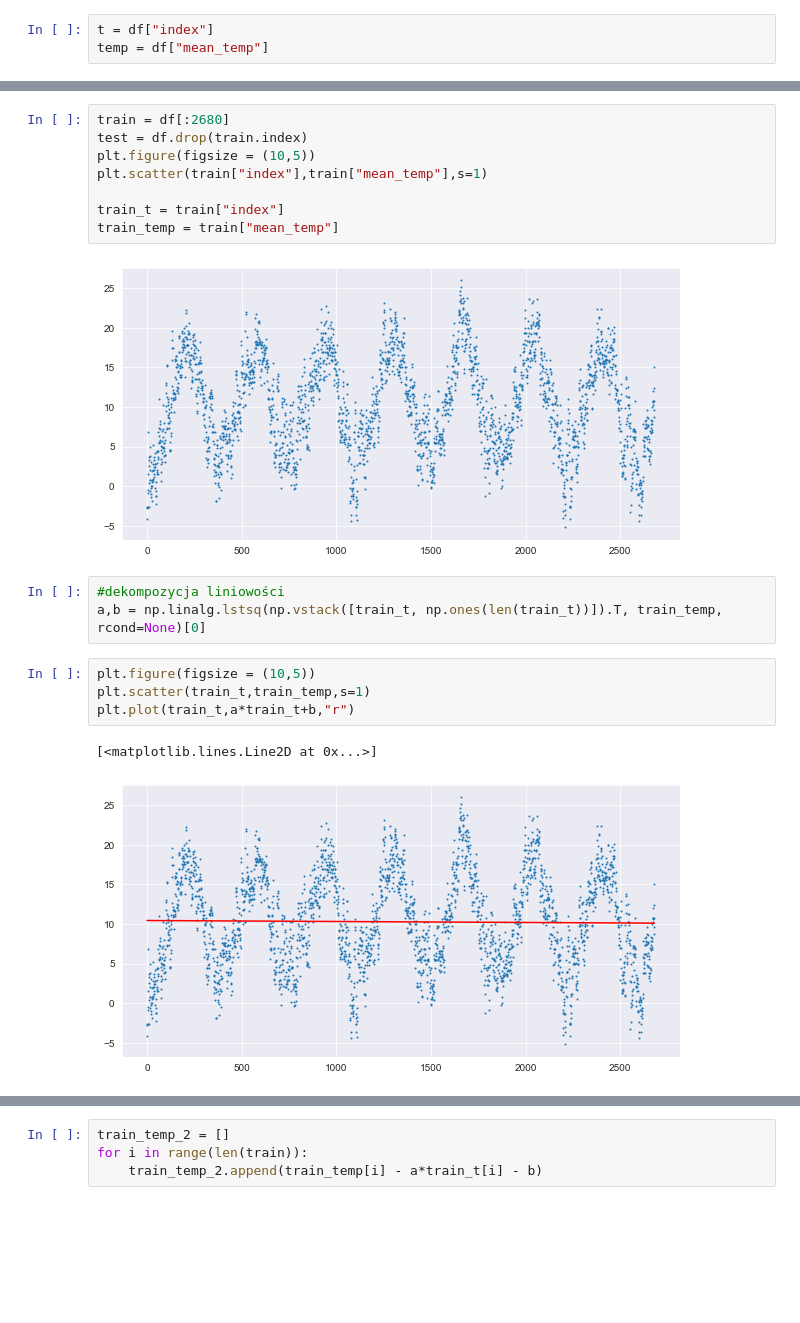
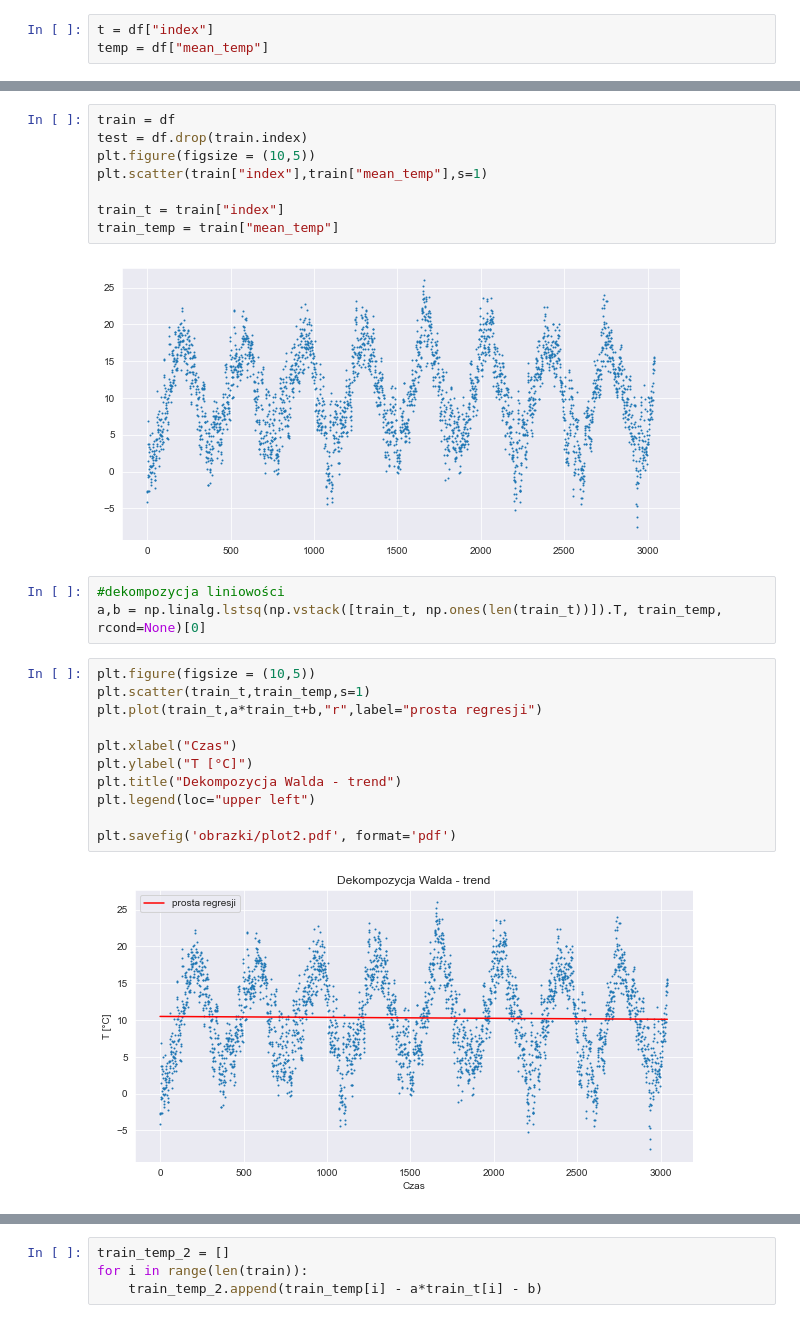
Before and after one commit to zlekoty/komputerowa_analiza_szereg-w_czasowych, a Jupyter notebook: kaszczR2/kaszczR2.ipynb, the cells around one changed output, grey strips where cells are left out. Drawn from its saved outputs; the diff is of its cells as text; blank space fills up the shorter version.

```diff
--- a/kaszczR2/kaszczR2.ipynb
+++ b/kaszczR2/kaszczR2.ipynb
@@ -57,5 +67,5 @@ plt.scatter(t,temp,s=1)
 # %%
-train = df[:2680]
+train = df
 test = df.drop(train.index)
 plt.figure(figsize = (10,5))
 plt.scatter(train["index"],train["mean_temp"],s=1)
@@ -63,14 +73,20 @@ plt.scatter(train["index"],train["mean_temp"],s=1)
 train_t = train["index"]
 train_temp = train["mean_temp"]
 # %% [output]
-[figure, old version]
+[figure, new version]
 # %%
 #dekompozycja liniowości
 a,b = np.linalg.lstsq(np.vstack([train_t, np.ones(len(train_t))]).T, train_temp, rcond=None)[0]
 # %%
 plt.figure(figsize = (10,5))
 plt.scatter(train_t,train_temp,s=1)
-plt.plot(train_t,a*train_t+b,"r")
+plt.plot(train_t,a*train_t+b,"r",label="prosta regresji")
+
+plt.xlabel("Czas")
+plt.ylabel("T [°C]")
+plt.title("Dekompozycja Walda - trend")
+plt.legend(loc="upper left")
+
+plt.savefig('obrazki/plot2.pdf', format='pdf')
 # %% [output]
-[<matplotlib.lines.Line2D at 0x...>]
-[figure, old version]
+[figure, new version]
```
Also changed, not shown: parts of 16 cells of this notebook, 9 other files.
